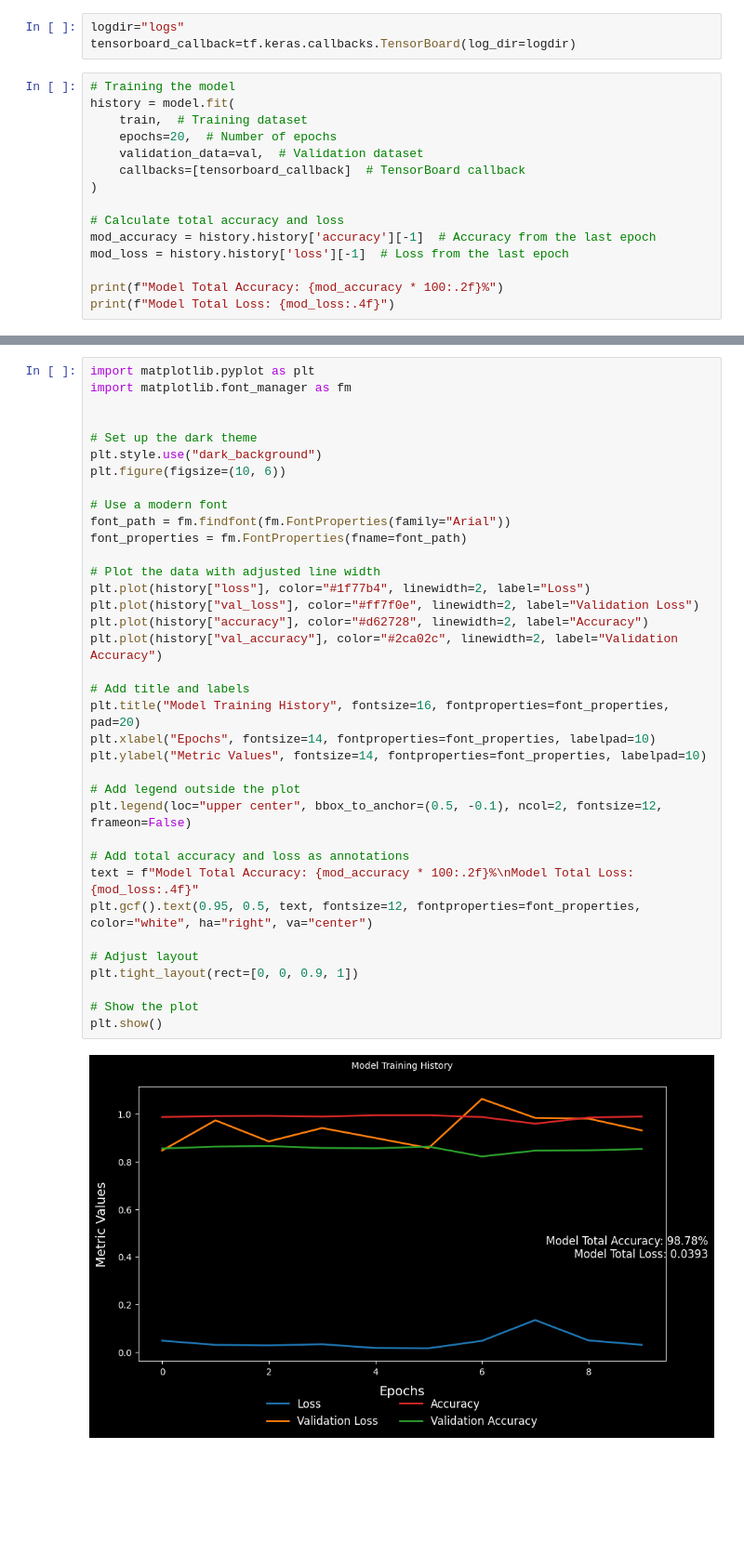
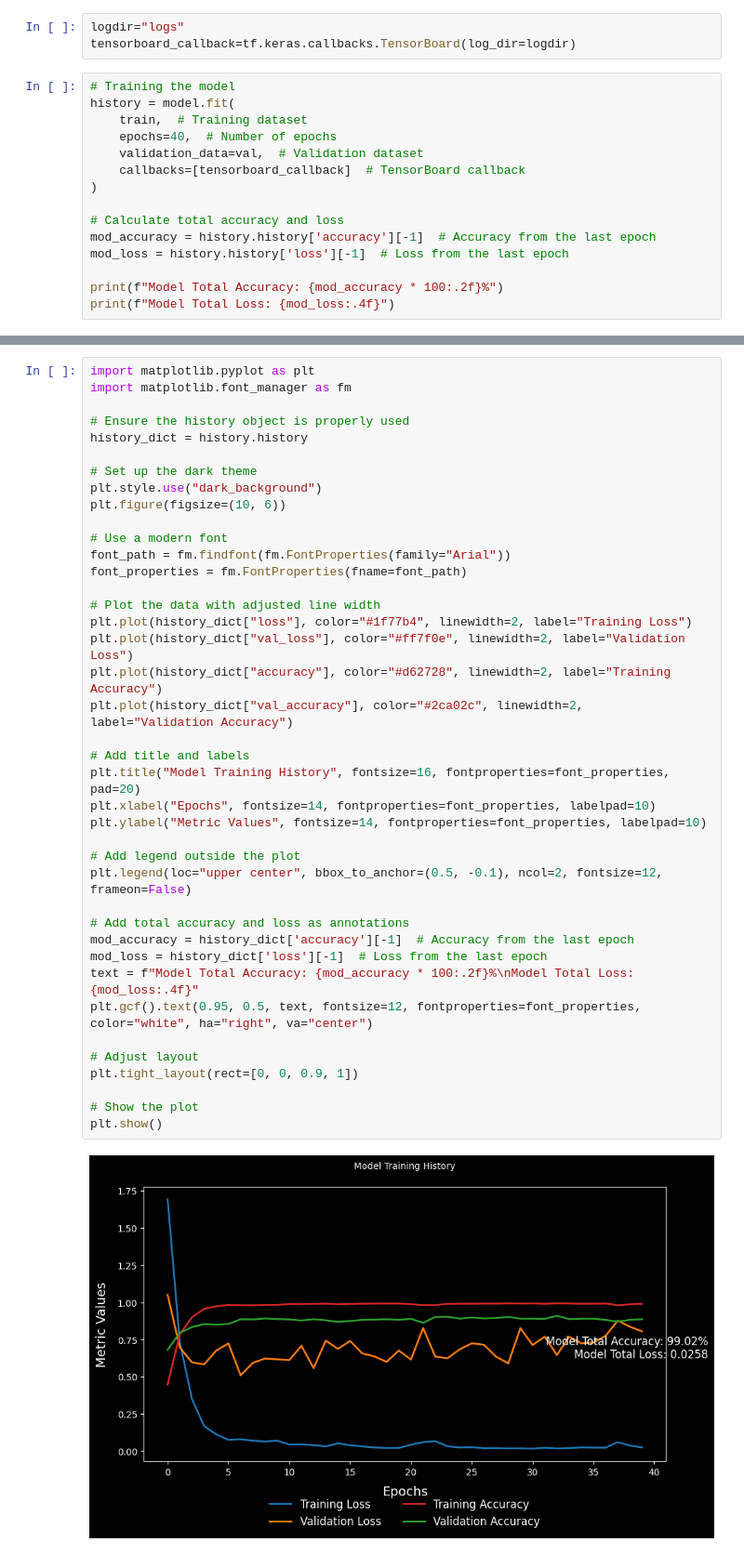
Before and after one commit to KeshUdana/ModeCNNv1, a Jupyter notebook: moddev1.ipynb, the cells around one changed output, grey strips where cells are left out. Shown at 93% size. Drawn from its saved outputs; the diff is of its cells as text; blank space fills up the shorter version.

```diff
--- a/moddev1.ipynb
+++ b/moddev1.ipynb
@@ -193,7 +193,7 @@ tensorboard_callback=tf.keras.callbacks.TensorBoard(log_dir=logdir)
 # Training the model
 history = model.fit(
     train,  # Training dataset
-    epochs=20,  # Number of epochs
+    epochs=40,  # Number of epochs
     validation_data=val,  # Validation dataset
     callbacks=[tensorboard_callback]  # TensorBoard callback
 )
@@ -226,37 +226,41 @@ Model Total Loss: 0.0219
 import matplotlib.pyplot as plt
 import matplotlib.font_manager as fm
 
+# Ensure the history object is properly used
+history_dict = history.history
 
 # Set up the dark theme
 plt.style.use("dark_background")
 plt.figure(figsize=(10, 6))
 
 # Use a modern font
 font_path = fm.findfont(fm.FontProperties(family="Arial"))
 font_properties = fm.FontProperties(fname=font_path)
 
 # Plot the data with adjusted line width
-plt.plot(history["loss"], color="#1f77b4", linewidth=2, label="Loss")
-plt.plot(history["val_loss"], color="#ff7f0e", linewidth=2, label="Validation Loss")
-plt.plot(history["accuracy"], color="#d62728", linewidth=2, label="Accuracy")
-plt.plot(history["val_accuracy"], color="#2ca02c", linewidth=2, label="Validation Accuracy")
+plt.plot(history_dict["loss"], color="#1f77b4", linewidth=2, label="Training Loss")
+plt.plot(history_dict["val_loss"], color="#ff7f0e", linewidth=2, label="Validation Loss")
+plt.plot(history_dict["accuracy"], color="#d62728", linewidth=2, label="Training Accuracy")
+plt.plot(history_dict["val_accuracy"], color="#2ca02c", linewidth=2, label="Validation Accuracy")
 
 # Add title and labels
 plt.title("Model Training History", fontsize=16, fontproperties=font_properties, pad=20)
 plt.xlabel("Epochs", fontsize=14, fontproperties=font_properties, labelpad=10)
 plt.ylabel("Metric Values", fontsize=14, fontproperties=font_properties, labelpad=10)
 
 # Add legend outside the plot
 plt.legend(loc="upper center", bbox_to_anchor=(0.5, -0.1), ncol=2, fontsize=12, frameon=False)
 
 # Add total accuracy and loss as annotations
+mod_accuracy = history_dict['accuracy'][-1]  # Accuracy from the last epoch
+mod_loss = history_dict['loss'][-1]  # Loss from the last epoch
 text = f"Model Total Accuracy: {mod_accuracy * 100:.2f}%\nModel Total Loss: {mod_loss:.4f}"
 plt.gcf().text(0.95, 0.5, text, fontsize=12, fontproperties=font_properties, color="white", ha="right", va="center")
 
 # Adjust layout
 plt.tight_layout(rect=[0, 0, 0.9, 1])
 
 # Show the plot
 plt.show()
 # %% [output]
-[figure, old version]
+[figure, new version]
```
Also changed, not shown: parts of 4 cells of this notebook.
